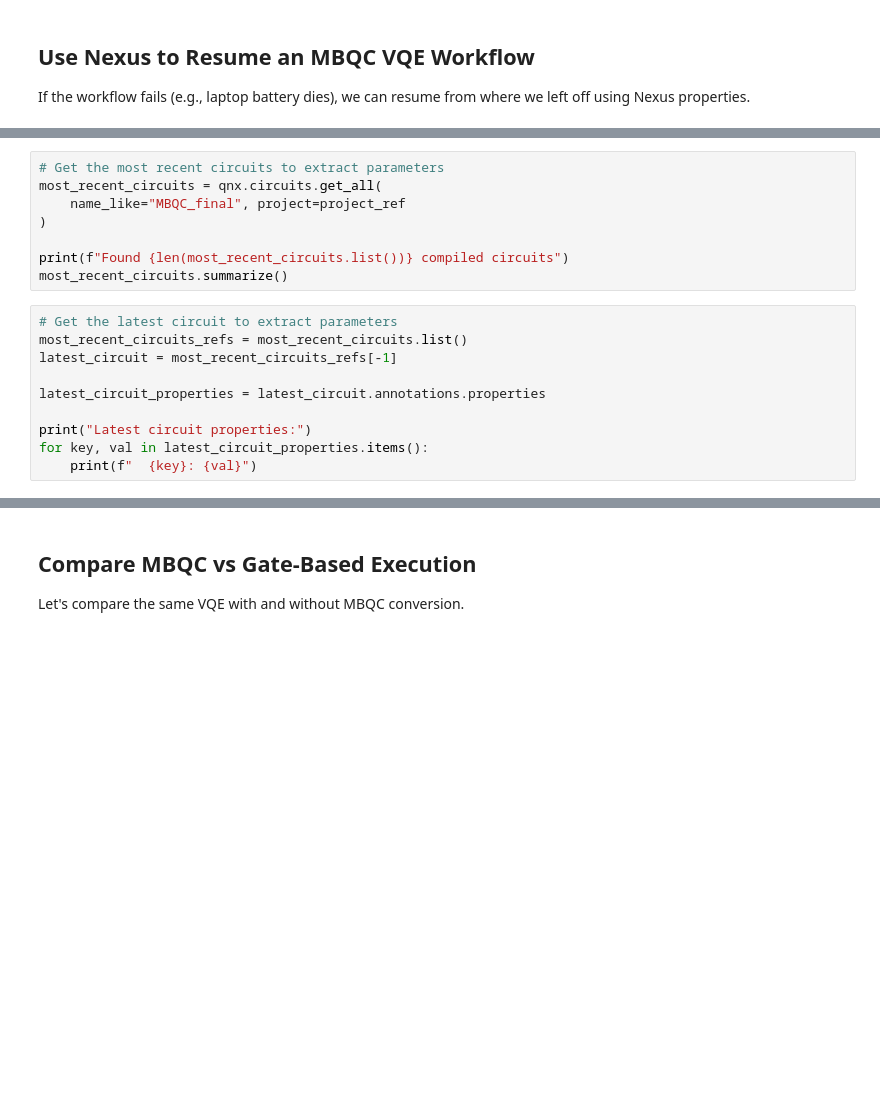
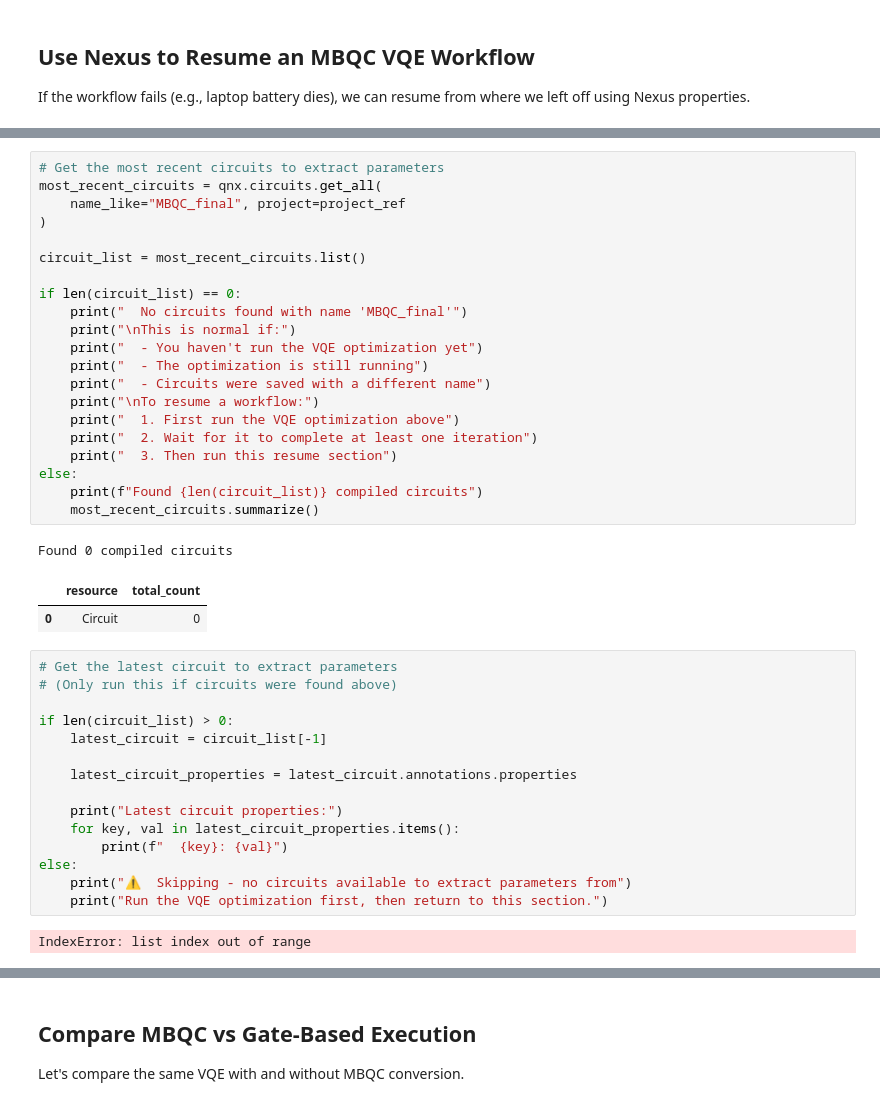
Before and after one commit to mariagg-quantinuum/MQBC_to_HUGR, a Jupyter notebook: mbqc_vqe_nexus.ipynb, the cells around one changed output, grey strips where cells are left out. Cells and saved outputs as stored; diff of their text form; blank space fills up the shorter version.

```diff
--- a/mbqc_vqe_nexus.ipynb
+++ b/mbqc_vqe_nexus.ipynb
@@ -506,20 +523,44 @@ project_ref.df()
-# %%
-# Get the most recent circuits to extract parameters
-most_recent_circuits = qnx.circuits.get_all(
-    name_like="MBQC_final", project=project_ref
-)
-
-print(f"Found {len(most_recent_circuits.list())} compiled circuits")
-most_recent_circuits.summarize()
+# %%
+# Get the most recent circuits to extract parameters
+most_recent_circuits = qnx.circuits.get_all(
+    name_like="MBQC_final", project=project_ref
+)
+
+circuit_list = most_recent_circuits.list()
+
+if len(circuit_list) == 0:
+    print("  No circuits found with name 'MBQC_final'")
+    print("\nThis is normal if:")
+    print("  - You haven't run the VQE optimization yet")
+    print("  - The optimization is still running")
+    print("  - Circuits were saved with a different name")
+    print("\nTo resume a workflow:")
+    print("  1. First run the VQE optimization above")
+    print("  2. Wait for it to complete at least one iteration")
+    print("  3. Then run this resume section")
+else:
+    print(f"Found {len(circuit_list)} compiled circuits")
+    most_recent_circuits.summarize()
+# %% [output]
+Found 0 compiled circuits
+|  | resource | total_count |
+| 0 | Circuit | 0 |
 # %%
 # Get the latest circuit to extract parameters
-most_recent_circuits_refs = most_recent_circuits.list()
-latest_circuit = most_recent_circuits_refs[-1]
+# (Only run this if circuits were found above)
 
-latest_circuit_properties = latest_circuit.annotations.properties
+if len(circuit_list) > 0:
+    latest_circuit = circuit_list[-1]
 
-print("Latest circuit properties:")
-for key, val in latest_circuit_properties.items():
-    print(f"  {key}: {val}")
+    latest_circuit_properties = latest_circuit.annotations.properties
+
+    print("Latest circuit properties:")
+    for key, val in latest_circuit_properties.items():
+        print(f"  {key}: {val}")
+else:
+    print("⚠️  Skipping - no circuits available to extract parameters from")
+    print("Run the VQE optimization first, then return to this section.")
+# %% [output]
+IndexError: list index out of range
 # %%
 # Extract iteration and parameters
```
Also changed, not shown: parts of 9 cells of this notebook.
